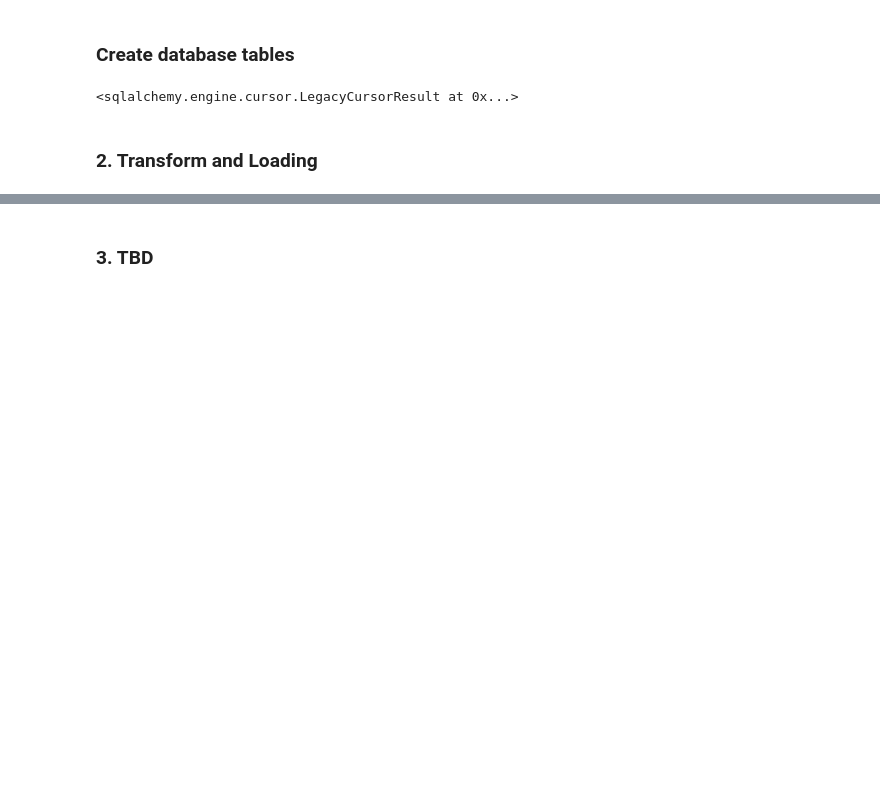
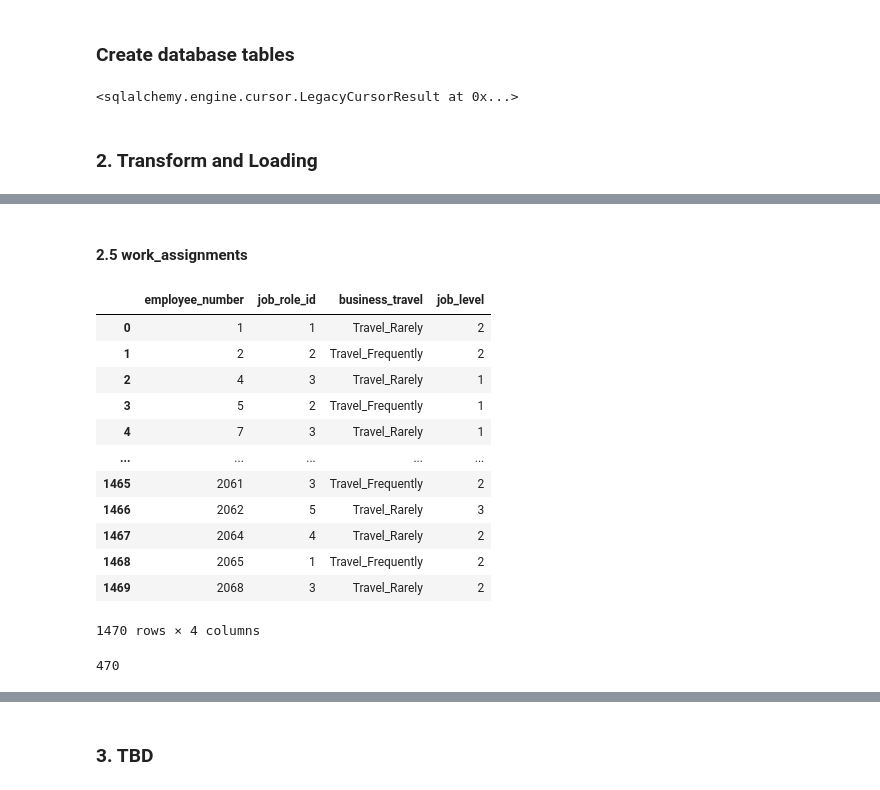
Before and after one commit to XiangdongWang3/hr-etl-pipeline, a Jupyter notebook: M.S. of AA/APAN 5310 SQL/5310_Project/5310_ETL.ipynb, the cells around one changed output, grey strips where cells are left out. Drawn from its saved outputs; the diff is of its cells as text; code cells hidden in the pictures; blank space fills up the shorter version.

```diff
--- a/M.S. of AA/APAN 5310 SQL/5310_Project/5310_ETL.ipynb
+++ b/M.S. of AA/APAN 5310 SQL/5310_Project/5310_ETL.ipynb
@@ -188,0 +308,42 @@ connection.execute(stmt)
+# %% [markdown]
+#### 2.5 work_assignments
+# %%
+# We have to map job name to job id here
+job_roles_df = pd.read_sql('SELECT * FROM job_roles', con=engine)
+jobrole_mapping = dict(zip(job_roles_df['job_role_name'], job_roles_df['job_role_id']))
+
+
+workassignments_df = df[['EmployeeNumber', 'JobRole', 'BusinessTravel', 'JobLevel']].copy()
+workassignments_df['job_role_id'] = workassignments_df['JobRole'].map(jobrole_mapping)
+
+# final table
+workassignments_df = workassignments_df[['EmployeeNumber', 'job_role_id', 'BusinessTravel', 'JobLevel']].rename(
+    columns={
+    'EmployeeNumber': 'employee_number',
+    'BusinessTravel': 'business_travel',
+    'JobLevel': 'job_level'
+    })
+workassignments_df
+# %% [output]
+|  | employee_number | job_role_id | business_travel | job_level |
+| 0 | 1 | 1 | Travel_Rarely | 2 |
+| 1 | 2 | 2 | Travel_Frequently | 2 |
+| 2 | 4 | 3 | Travel_Rarely | 1 |
+| 3 | 5 | 2 | Travel_Frequently | 1 |
+| 4 | 7 | 3 | Travel_Rarely | 1 |
+| ... | ... | ... | ... | ... |
+| 1465 | 2061 | 3 | Travel_Frequently | 2 |
+| 1466 | 2062 | 5 | Travel_Rarely | 3 |
+| 1467 | 2064 | 4 | Travel_Rarely | 2 |
+| 1468 | 2065 | 1 | Travel_Frequently | 2 |
+| 1469 | 2068 | 3 | Travel_Rarely | 2 |
+1470 rows × 4 columns
+# %%
+workassignments_df.to_sql(
+    name='work_assignments',
+    con=engine,
+    if_exists='append',
+    index=False
+)
+# %% [output]
+470
```
Also changed, not shown: parts of 41 cells of this notebook.
